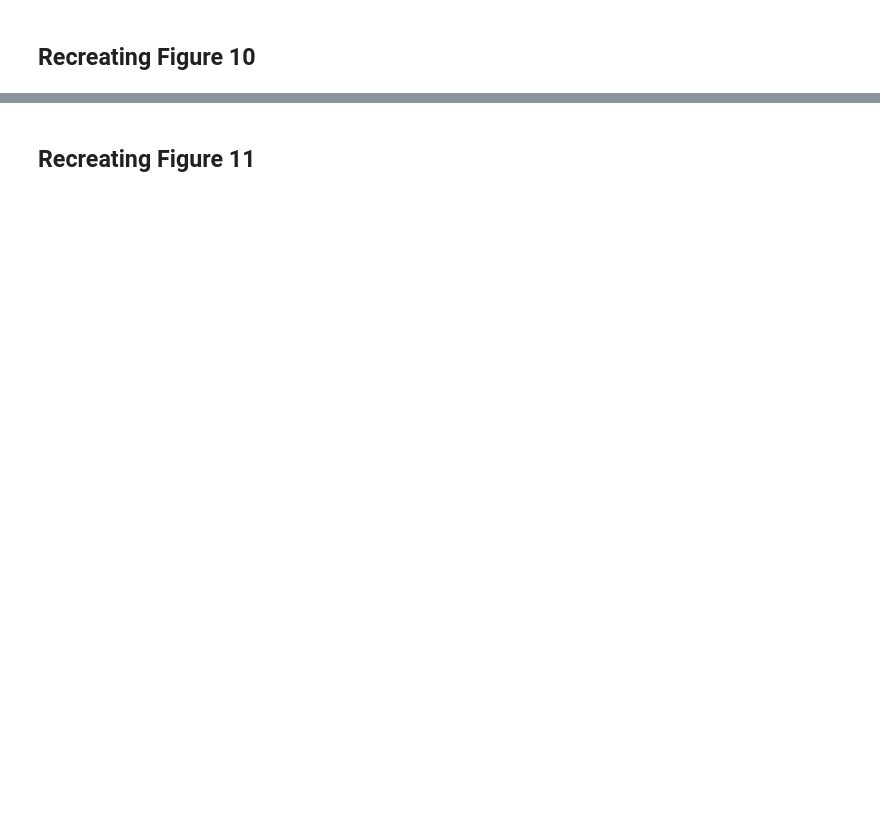
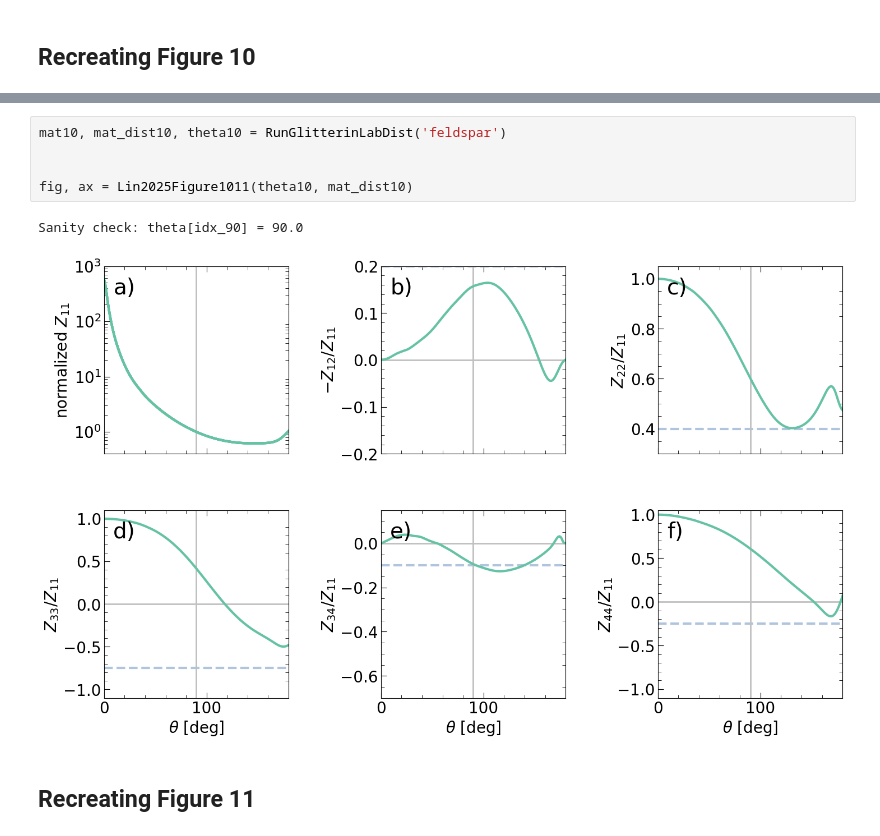
Before and after one commit to audreyburggraf/MastersThesis, a Jupyter notebook: PLOTTING C29 989/glitterin/DustModels/RecreatingLin2025Figures.ipynb, the cells around one changed output, grey strips where cells are left out. Saved outputs shown, nothing was run; the diff lists cells and outputs as text; blank space fills up the shorter version.

Commit message:
glitterin working

```diff
--- a/PLOTTING C29 989/glitterin/DustModels/RecreatingLin2025Figures.ipynb
+++ b/PLOTTING C29 989/glitterin/DustModels/RecreatingLin2025Figures.ipynb
@@ -131,2 +76,10 @@ Sanity check: theta[idx_90] = 90.0
+# %%
+mat10, mat_dist10, theta10 = RunGlitterinLabDist('feldspar')
+
+
+fig, ax = Lin2025Figure1011(theta10, mat_dist10)
+# %% [output]
+Sanity check: theta[idx_90] = 90.0
+[figure, added]
 # %% [markdown]
 ## Recreating Figure 11
```
Also changed, not shown: parts of 17 cells of this notebook, 6 other files.
